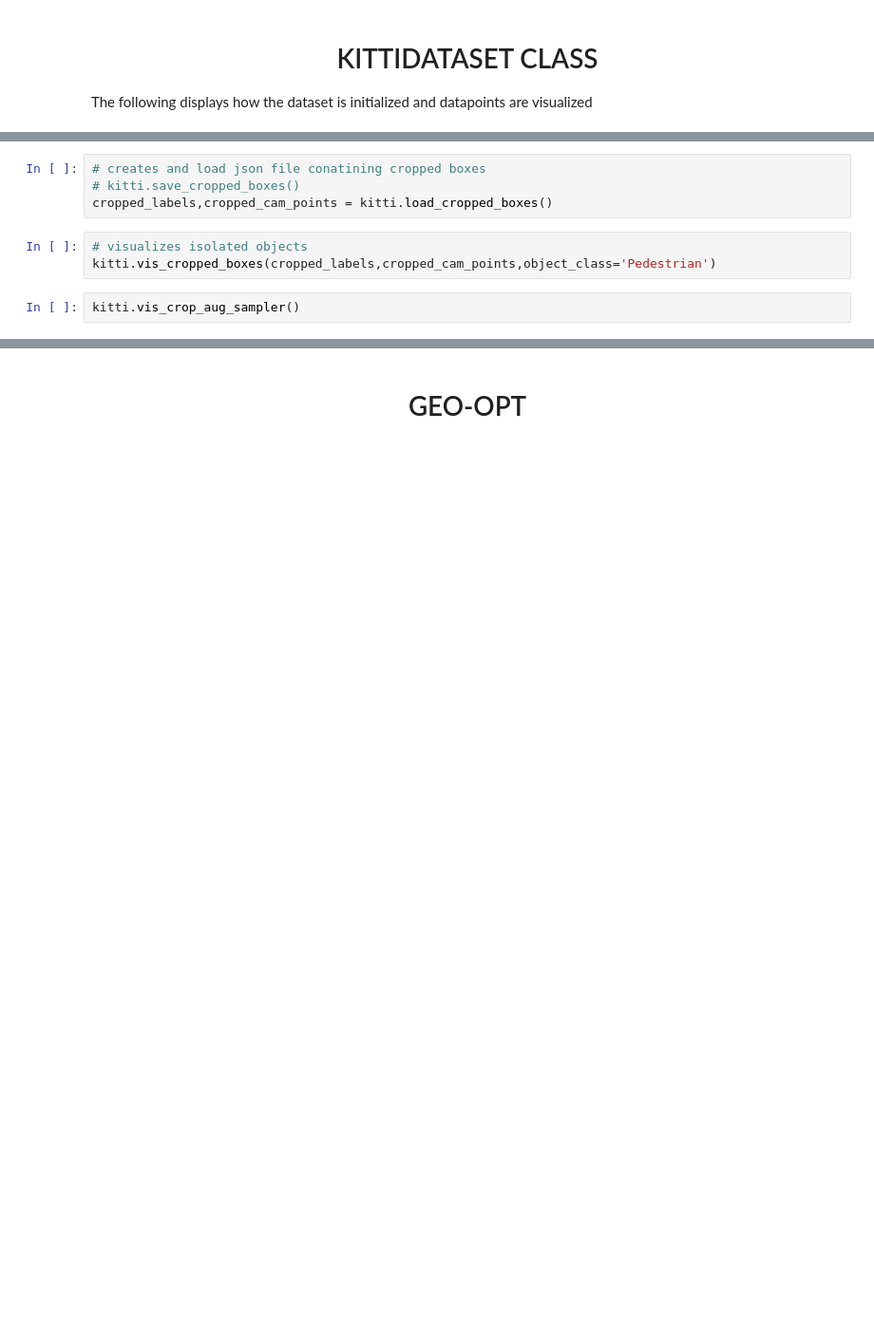
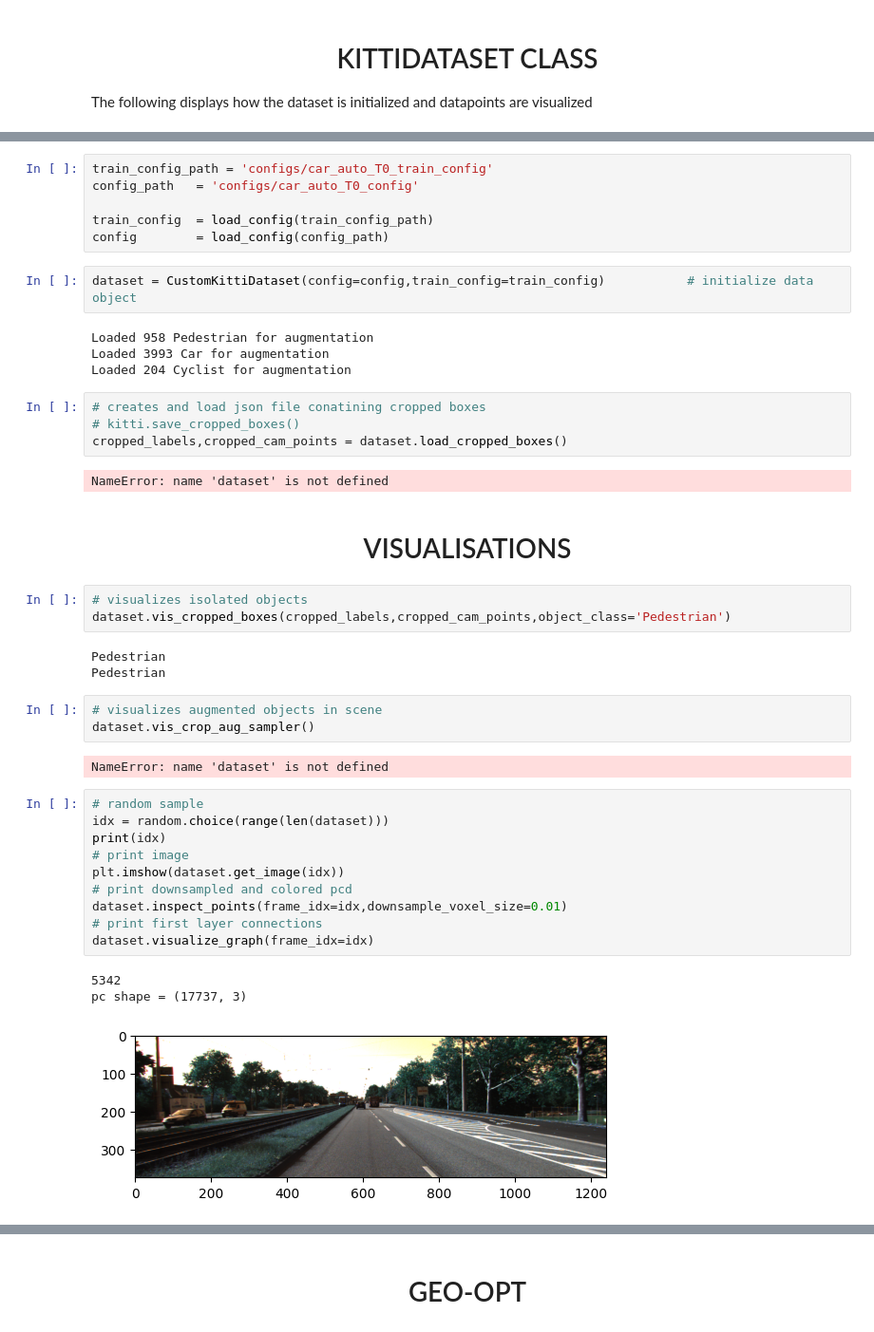
Before and after one commit to ParfaitRF/Adaptive-Point-HGNN, a Jupyter notebook: notebooks/notebook.ipynb, the cells around one changed output, grey strips where cells are left out. Shown at 95% size. Drawn from its saved outputs; the diff is of its cells as text; blank space fills up the shorter version.

Commit message:
Graph layer generation complete. Dataset class defined. next step defining pooling and aggregation mechanisms

```diff
--- a/notebooks/notebook.ipynb
+++ b/notebooks/notebook.ipynb
@@ -25,9 +18,45 @@ kitti.inspect_points(frame_idx=idx,downsample_voxel_size=0.05)
+# %%
+train_config_path = 'configs/car_auto_T0_train_config'
+config_path   = 'configs/car_auto_T0_config'
+
+train_config  = load_config(train_config_path)
+config        = load_config(config_path)
+# %%
+dataset = CustomKittiDataset(config=config,train_config=train_config)           # initialize data object
+# %% [output]
+Loaded 958 Pedestrian for augmentation
+Loaded 3993 Car for augmentation
+Loaded 204 Cyclist for augmentation
 # %%
 # creates and load json file conatining cropped boxes
 # kitti.save_cropped_boxes()
-cropped_labels,cropped_cam_points = kitti.load_cropped_boxes()
+cropped_labels,cropped_cam_points = dataset.load_cropped_boxes()
+# %% [output]
+NameError: name 'dataset' is not defined
+# %% [markdown]
+# <center> VISUALISATIONS </center>
 # %%
 # visualizes isolated objects
-kitti.vis_cropped_boxes(cropped_labels,cropped_cam_points,object_class='Pedestrian')
+dataset.vis_cropped_boxes(cropped_labels,cropped_cam_points,object_class='Pedestrian')
+# %% [output]
+Pedestrian
+Pedestrian
-# %%
-kitti.vis_crop_aug_sampler()
+# %%
+# visualizes augmented objects in scene
+dataset.vis_crop_aug_sampler()
+# %% [output]
+NameError: name 'dataset' is not defined
+# %%
+# random sample
+idx = random.choice(range(len(dataset)))
+print(idx)
+# print image
+plt.imshow(dataset.get_image(idx))
+# print downsampled and colored pcd
+dataset.inspect_points(frame_idx=idx,downsample_voxel_size=0.01)
+# print first layer connections
+dataset.visualize_graph(frame_idx=idx)
+# %% [output]
+5342
+pc shape = (17737, 3)
+[figure, added]
```
Also changed, not shown: parts of 6 cells of this notebook, 23 other files.
